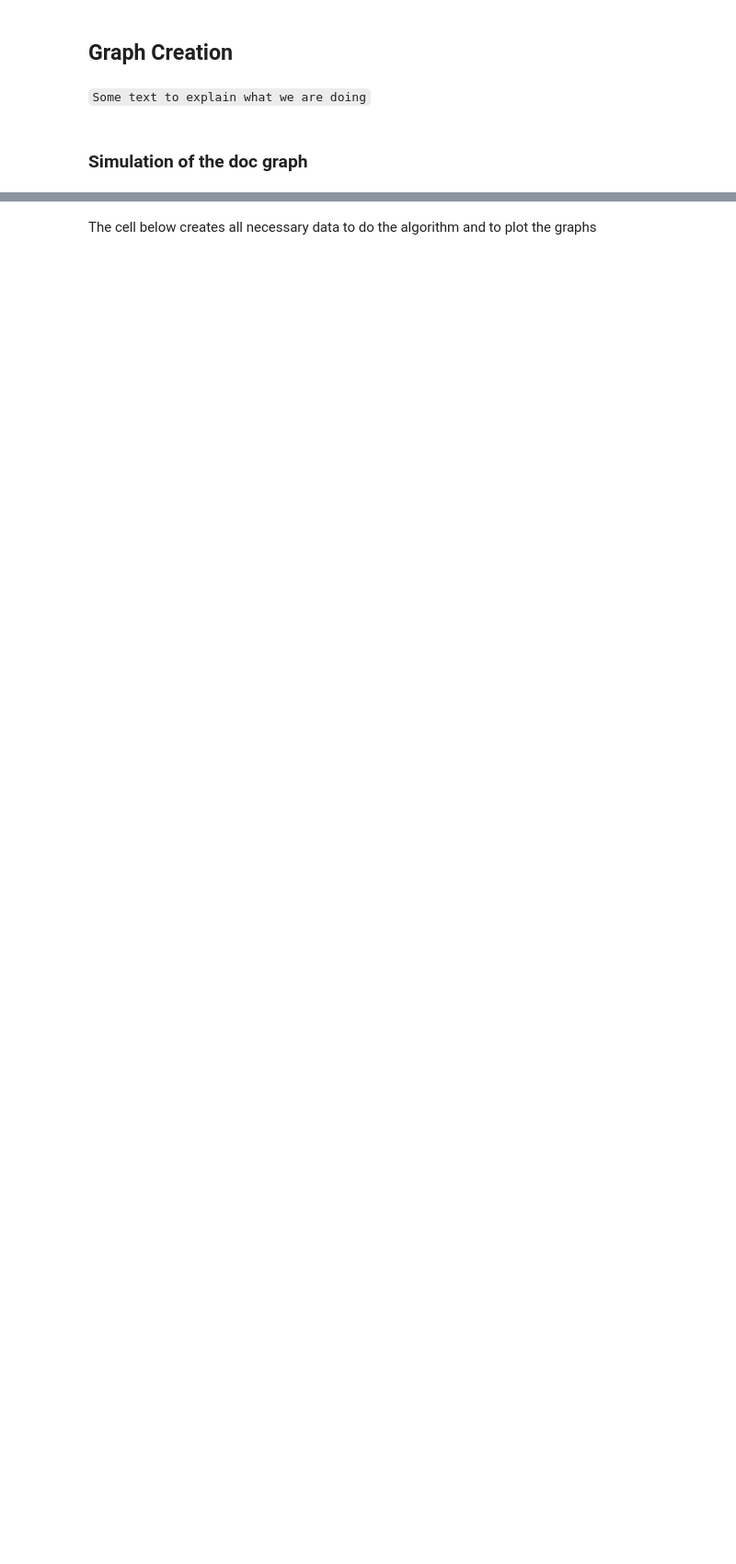
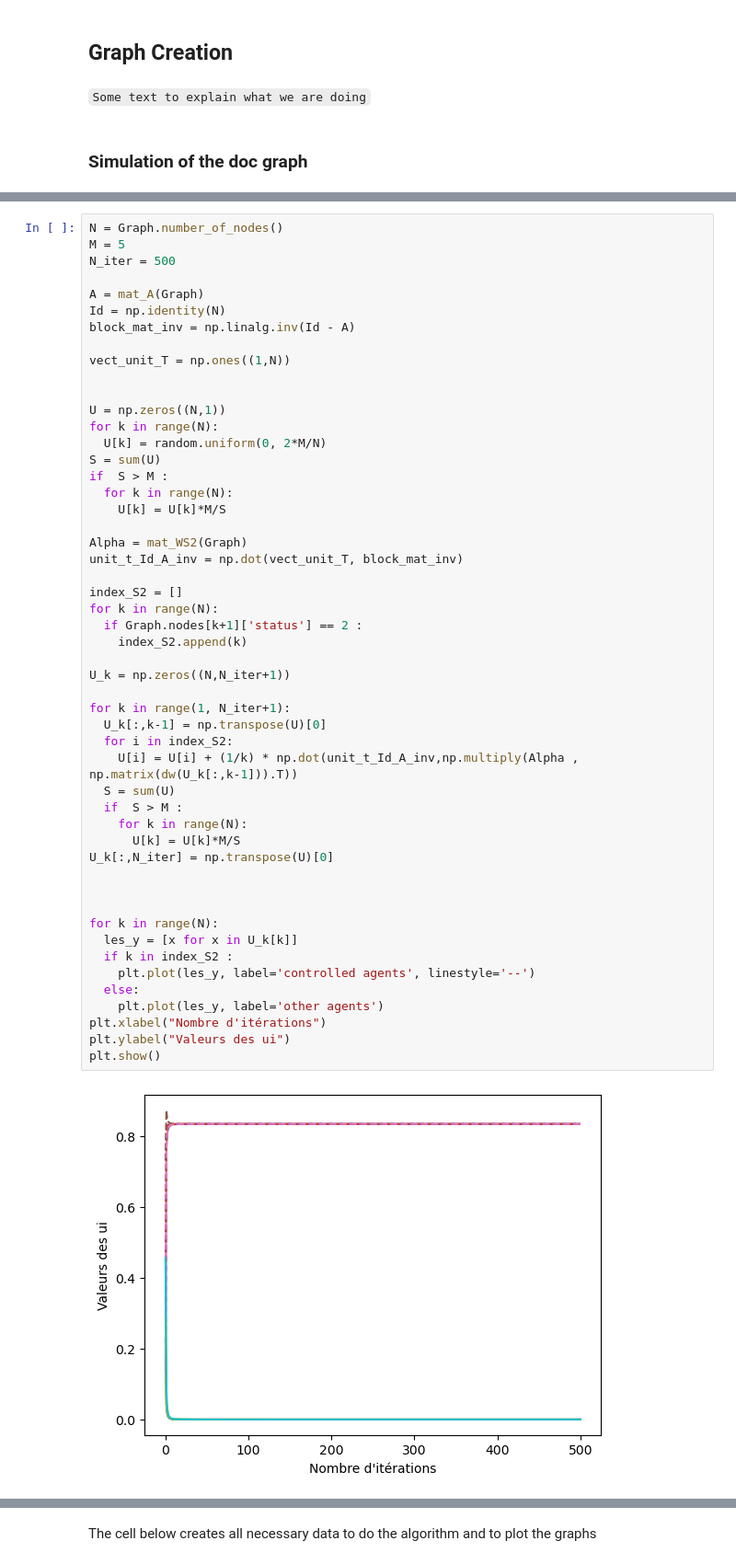
Before and after one commit to PMonot/ProjML4G, a Jupyter notebook: ProjML4G.ipynb, the cells around one changed output, grey strips where cells are left out. Shown at 92% size. Cells and saved outputs as stored; diff of their text form; blank space fills up the shorter version.

```diff
--- a/ProjML4G.ipynb
+++ b/ProjML4G.ipynb
@@ -28,0 +66,53 @@ show_graph(Graph)
+# %%
+N = Graph.number_of_nodes()
+M = 5
+N_iter = 500
+
+A = mat_A(Graph)
+Id = np.identity(N)
+block_mat_inv = np.linalg.inv(Id - A)
+
+vect_unit_T = np.ones((1,N))
+
+
+U = np.zeros((N,1))
+for k in range(N):
+  U[k] = random.uniform(0, 2*M/N)
+S = sum(U)
+if  S > M :
+  for k in range(N):
+    U[k] = U[k]*M/S
+
+Alpha = mat_WS2(Graph)
+unit_t_Id_A_inv = np.dot(vect_unit_T, block_mat_inv)
+
+index_S2 = []
+for k in range(N):
+  if Graph.nodes[k+1]['status'] == 2 :
+    index_S2.append(k)
+
+U_k = np.zeros((N,N_iter+1))
+
+for k in range(1, N_iter+1):
+  U_k[:,k-1] = np.transpose(U)[0]
+  for i in index_S2:
+    U[i] = U[i] + (1/k) * np.dot(unit_t_Id_A_inv,np.multiply(Alpha , np.matrix(dw(U_k[:,k-1])).T))
+  S = sum(U)
+  if  S > M :
+    for k in range(N):
+      U[k] = U[k]*M/S
+U_k[:,N_iter] = np.transpose(U)[0]
+
+
+
+for k in range(N):
+  les_y = [x for x in U_k[k]]
+  if k in index_S2 :
+    plt.plot(les_y, label='controlled agents', linestyle='--')
+  else:
+    plt.plot(les_y, label='other agents')
+plt.xlabel("Nombre d'itérations")
+plt.ylabel("Valeurs des ui")
+plt.show()
+# %% [output]
+[figure, added]
```
Also changed, not shown: parts of 16 cells of this notebook, 1 other file.
